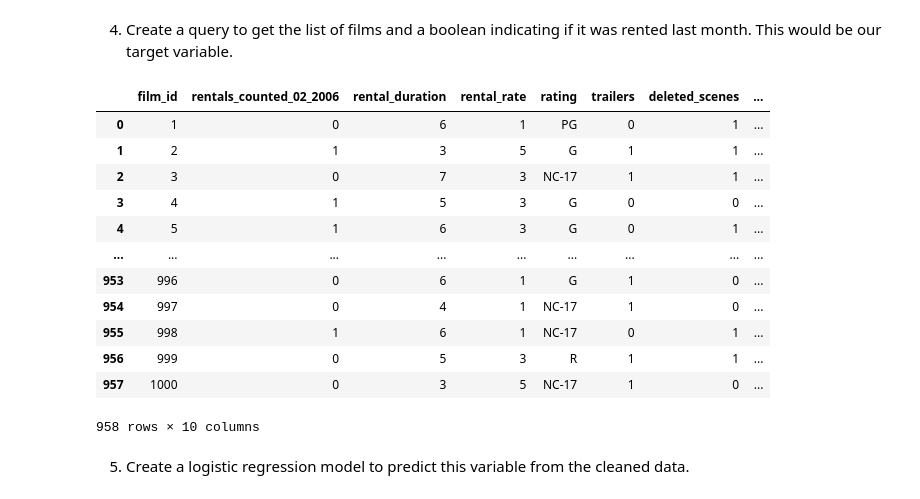
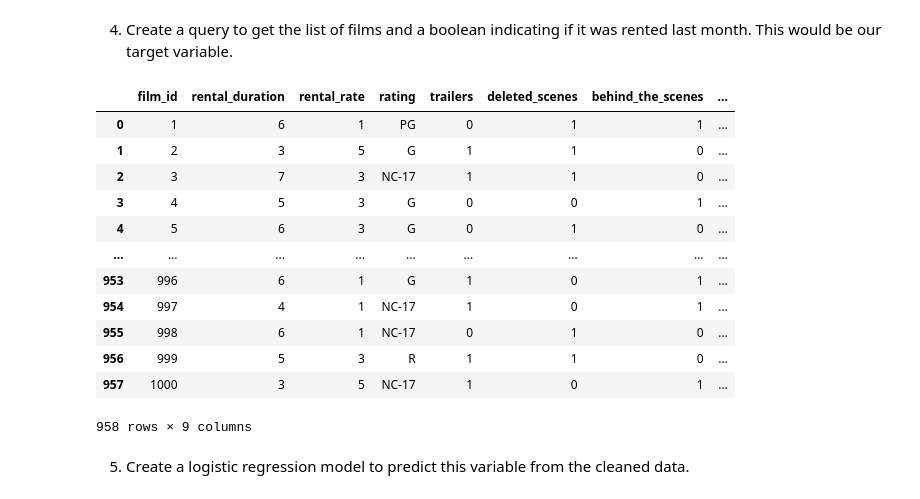
Before and after one commit to olgachwazik/lab-predictions-logistic-regression, a Jupyter notebook: lab-predictions-logistic-regression-solution.ipynb, the cells around one changed output. Cells and saved outputs as stored; diff of their text form; code cells hidden in the pictures.

```diff
--- a/lab-predictions-logistic-regression-solution.ipynb
+++ b/lab-predictions-logistic-regression-solution.ipynb
@@ -363,22 +363,24 @@ def status (x):
         return "A" #status A = movie has been rented out last month
 # %%
 films_data2['status'] = films_data2.apply(lambda row: status(row), axis=1)
+# %%
+films_data3 = films_data2.drop(columns = ['rentals_counted_02_2006'], axis=1) #dropping this column to avoid data leakage
 # %%
-films_data2
+films_data3
 # %% [output]
-|  | film_id | rentals_counted_02_2006 | rental_duration | rental_rate | rating | trailers | deleted_scenes | ... |
-| 0 | 1 | 0 | 6 | 1 | PG | 0 | 1 | ... |
-| 1 | 2 | 1 | 3 | 5 | G | 1 | 1 | ... |
-| 2 | 3 | 0 | 7 | 3 | NC-17 | 1 | 1 | ... |
-| 3 | 4 | 1 | 5 | 3 | G | 0 | 0 | ... |
-| 4 | 5 | 1 | 6 | 3 | G | 0 | 1 | ... |
+|  | film_id | rental_duration | rental_rate | rating | trailers | deleted_scenes | behind_the_scenes | ... |
+| 0 | 1 | 6 | 1 | PG | 0 | 1 | 1 | ... |
+| 1 | 2 | 3 | 5 | G | 1 | 1 | 0 | ... |
+| 2 | 3 | 7 | 3 | NC-17 | 1 | 1 | 0 | ... |
+| 3 | 4 | 5 | 3 | G | 0 | 0 | 1 | ... |
+| 4 | 5 | 6 | 3 | G | 0 | 1 | 0 | ... |
 | ... | ... | ... | ... | ... | ... | ... | ... | ... |
-| 953 | 996 | 0 | 6 | 1 | G | 1 | 0 | ... |
-| 954 | 997 | 0 | 4 | 1 | NC-17 | 1 | 0 | ... |
-| 955 | 998 | 1 | 6 | 1 | NC-17 | 0 | 1 | ... |
-| 956 | 999 | 0 | 5 | 3 | R | 1 | 1 | ... |
-| 957 | 1000 | 0 | 3 | 5 | NC-17 | 1 | 0 | ... |
+| 953 | 996 | 6 | 1 | G | 1 | 0 | 1 | ... |
+| 954 | 997 | 4 | 1 | NC-17 | 1 | 0 | 1 | ... |
+| 955 | 998 | 6 | 1 | NC-17 | 0 | 1 | 0 | ... |
+| 956 | 999 | 5 | 3 | R | 1 | 1 | 0 | ... |
+| 957 | 1000 | 3 | 5 | NC-17 | 1 | 0 | 1 | ... |
-958 rows × 10 columns
+958 rows × 9 columns
 # %% [markdown]
 5. Create a logistic regression model to predict this variable from the cleaned data.
 # %%
```
Also changed, not shown: parts of 7 cells of this notebook.
